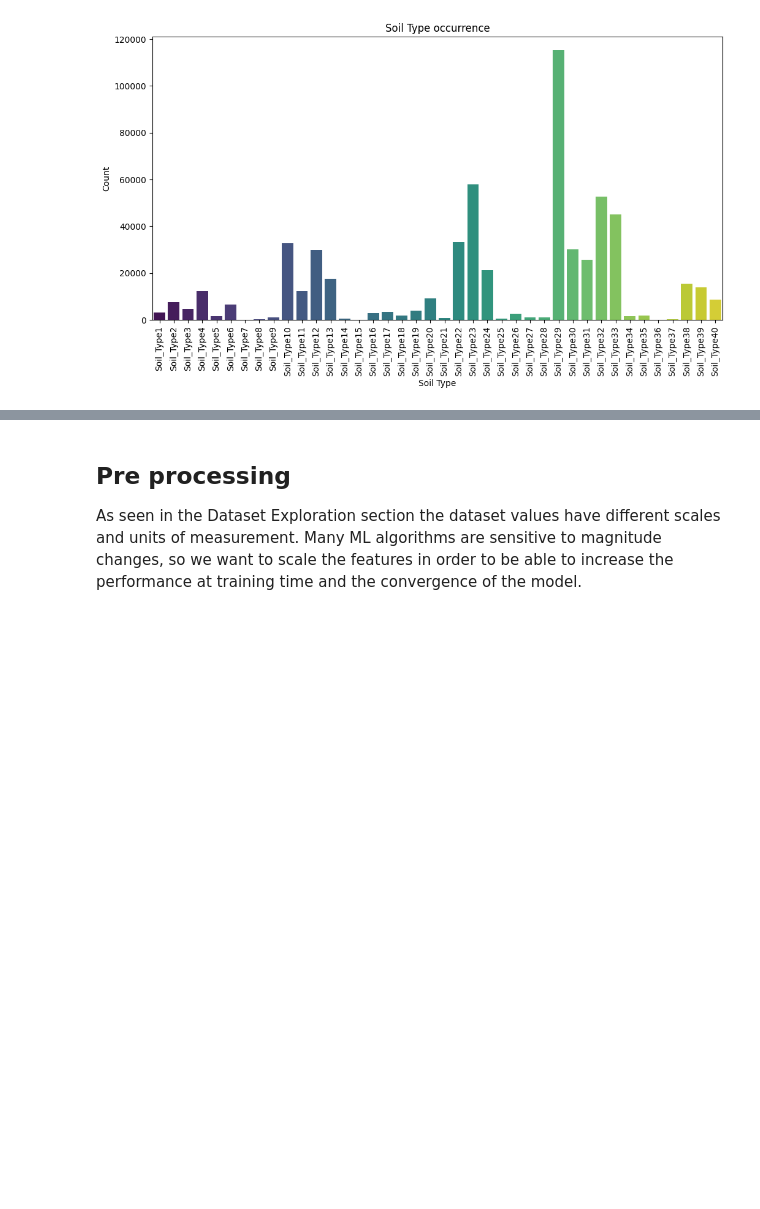
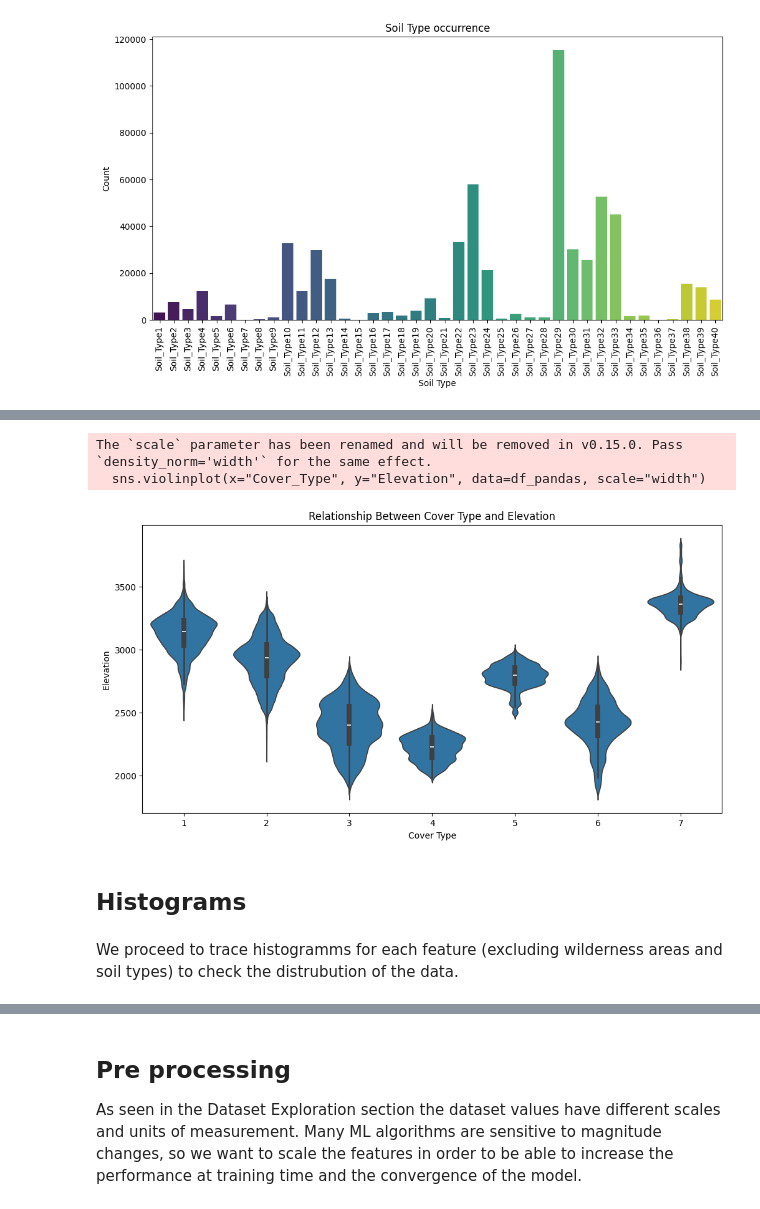
Before and after one commit to saravorabbi/Unibo_BDA_Project, a Jupyter notebook: project.ipynb, the cells around one changed output, grey strips where cells are left out. Drawn from its saved outputs; the diff is of its cells as text; code cells hidden in the pictures; blank space fills up the shorter version.

```diff
--- a/project.ipynb
+++ b/project.ipynb
@@ -358,0 +438,15 @@ plt.show()
+# %%
+plt.figure(figsize=(12, 6))
+sns.violinplot(x="Cover_Type", y="Elevation", data=df_pandas, scale="width")
+plt.title("Relationship Between Cover Type and Elevation")
+plt.xlabel("Cover Type")
+plt.ylabel("Elevation")
+plt.show()
+# %% [output]
+The `scale` parameter has been renamed and will be removed in v0.15.0. Pass `density_norm='width'` for the same effect.
+  sns.violinplot(x="Cover_Type", y="Elevation", data=df_pandas, scale="width")
+[figure, added]
+# %% [markdown]
+## Histograms
+# %% [markdown]
+We proceed to trace histogramms for each feature (excluding wilderness areas and soil types) to check the distrubution of the data.
```
Also changed, not shown: parts of 28 cells of this notebook.
